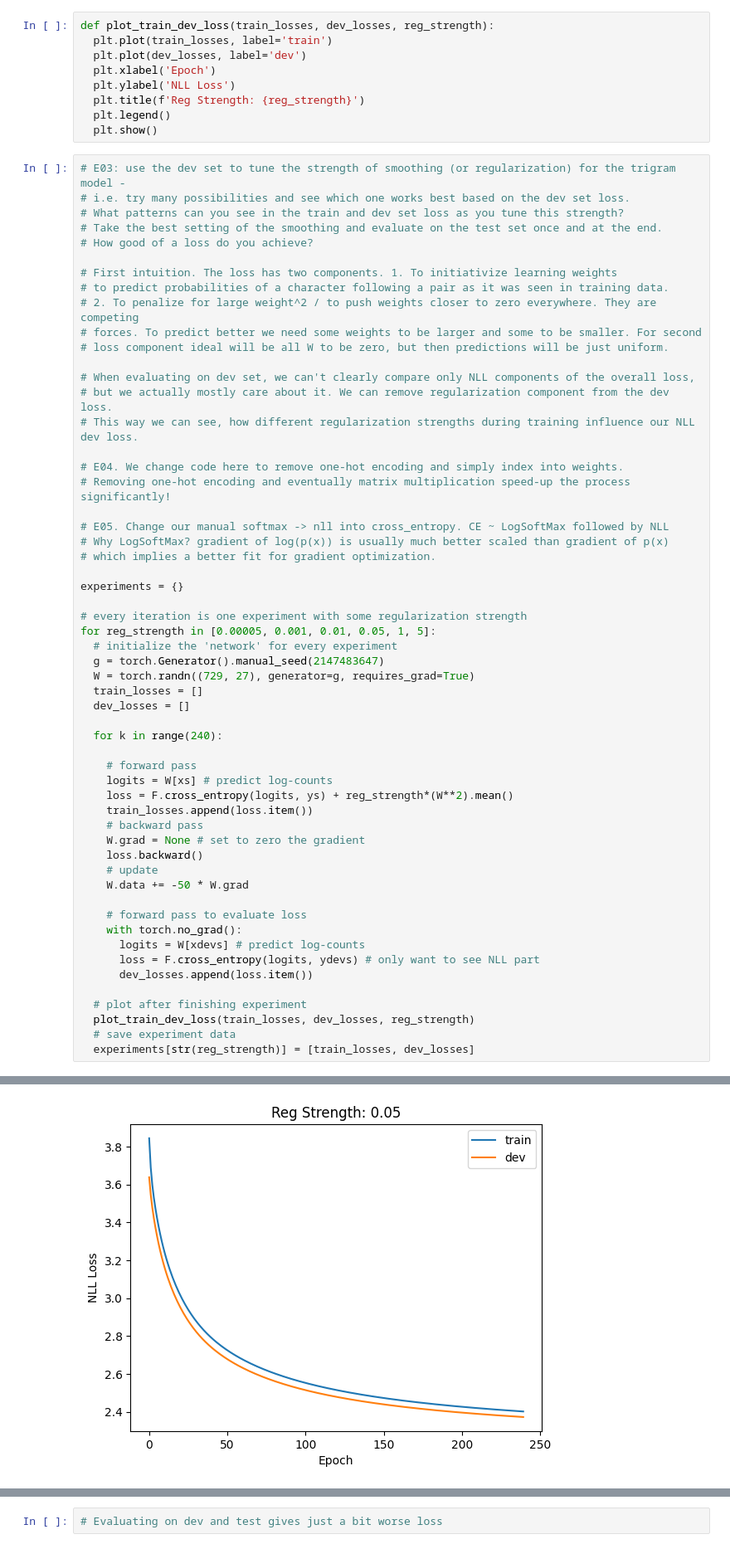
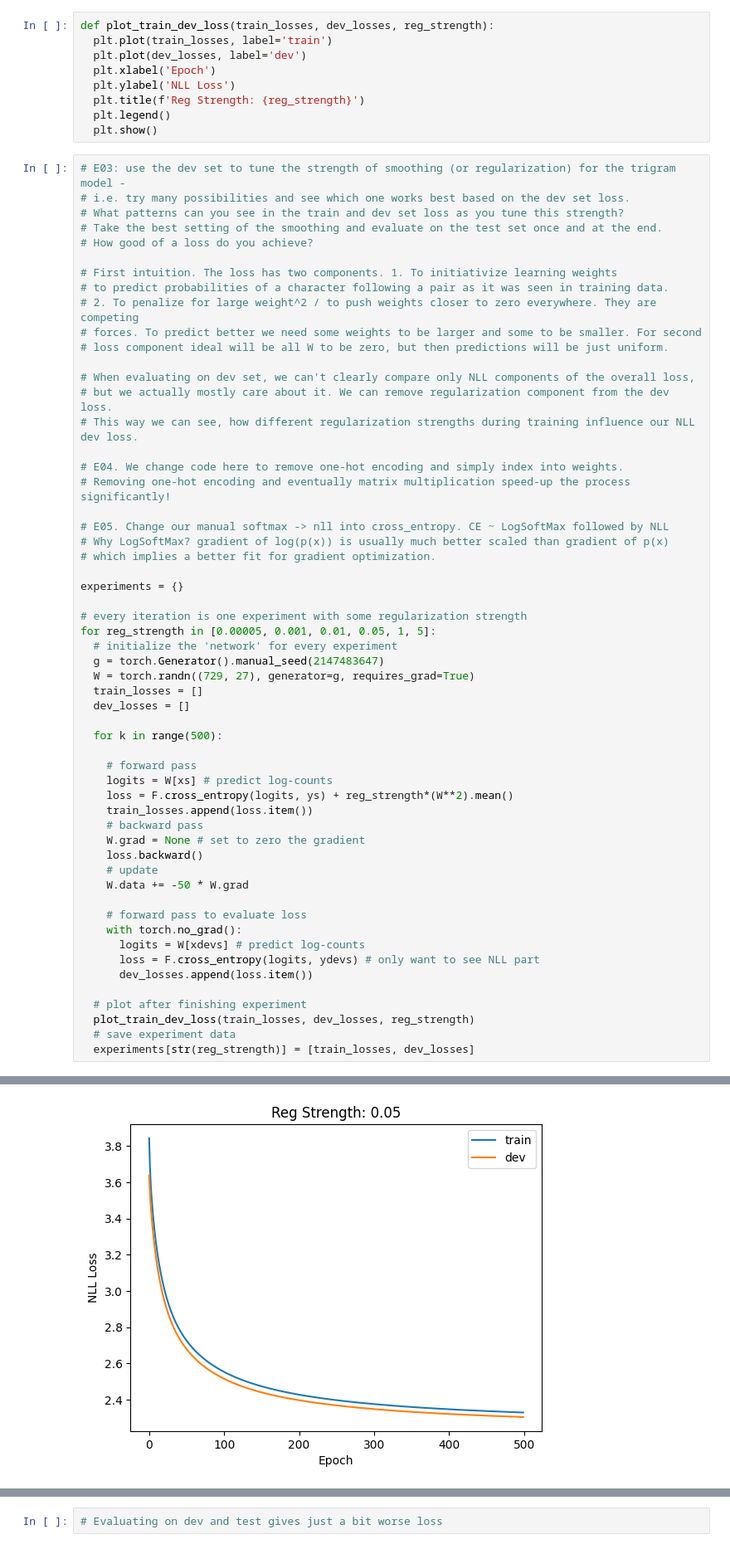
Before and after one commit to ademyanchuk/makemore, a Jupyter notebook: makemore_part1_trigrams.ipynb, the cells around one changed output, grey strips where cells are left out. Shown at 83% size. Drawn from its saved outputs; the diff is of its cells as text.

```diff
--- a/makemore_part1_trigrams.ipynb
+++ b/makemore_part1_trigrams.ipynb
@@ -572,7 +572,7 @@ for reg_strength in [0.00005, 0.001, 0.01, 0.05, 1, 5]:
   train_losses = []
   dev_losses = []
 
-  for k in range(240):
+  for k in range(500):
 
     # forward pass
     logits = W[xs] # predict log-counts
@@ -601 +601 @@ for reg_strength in [0.00005, 0.001, 0.01, 0.05, 1, 5]:
-[figure, old version]
+[figure, new version]
```
Also changed, not shown: parts of 11 cells of this notebook, 2 other files.
